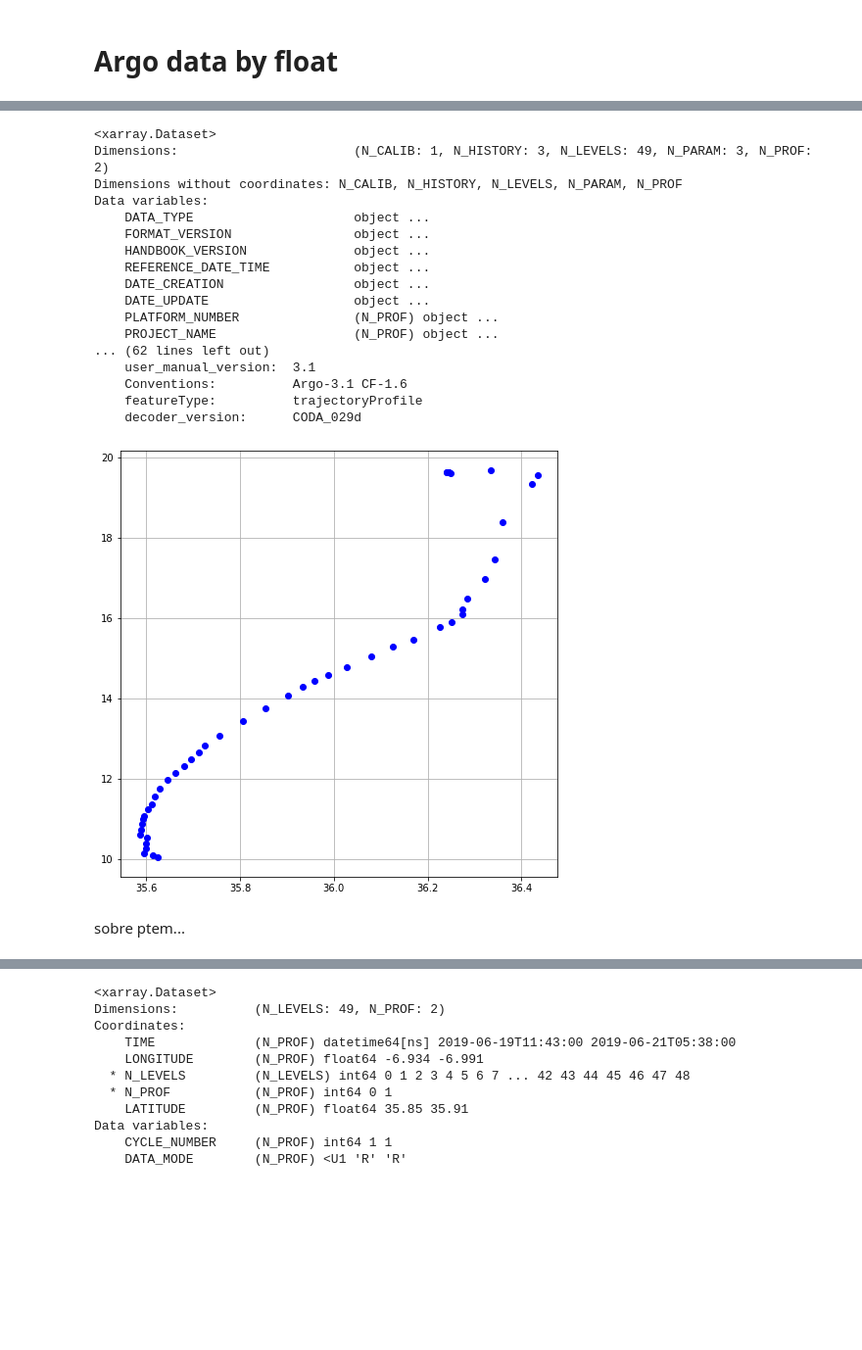
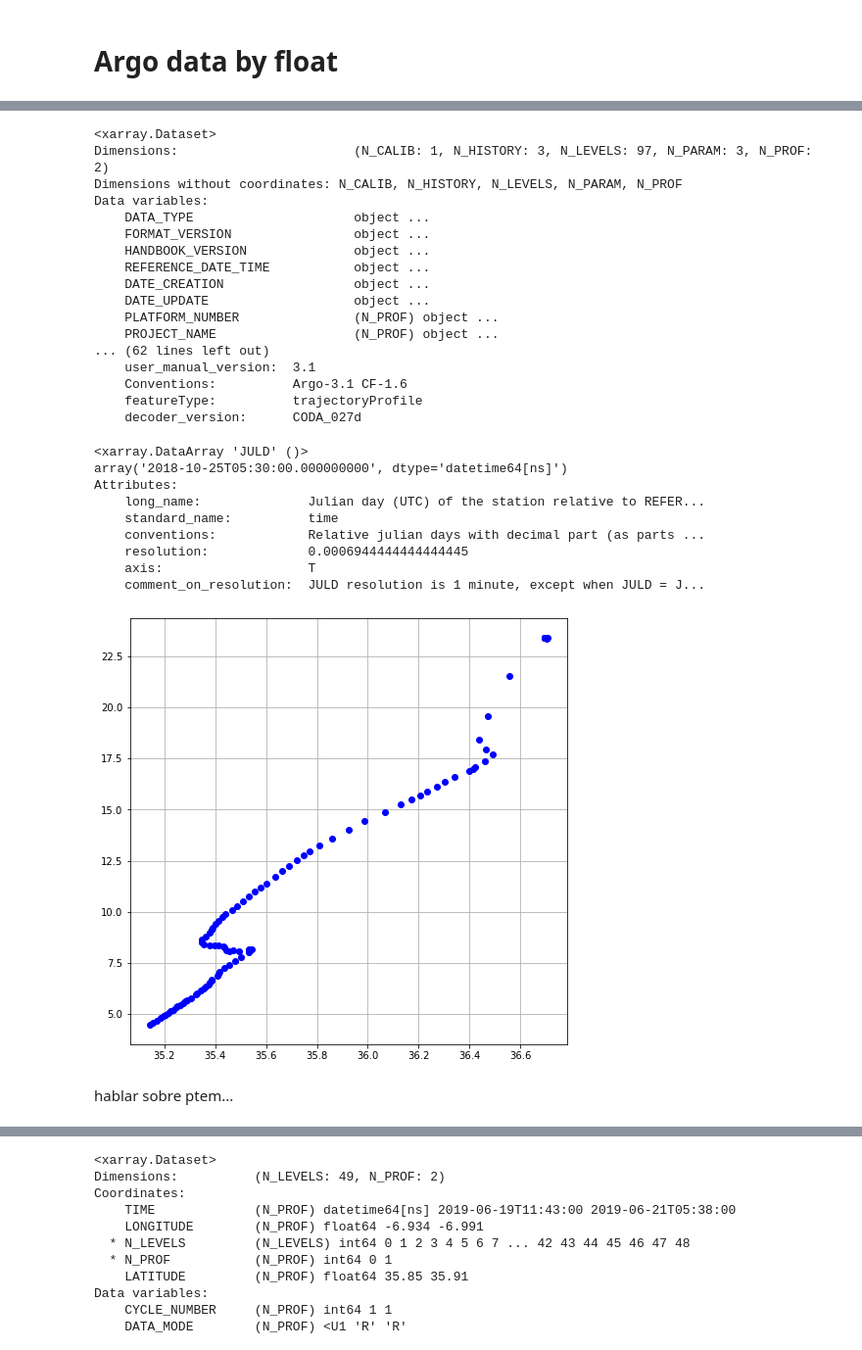
Before and after one commit to euroargodev/argoonlineschool, a Jupyter notebook: L03_ArgoDatabyFloat.ipynb, the cells around one changed output, grey strips where cells are left out. Shown at 98% size. Drawn from its saved outputs; the diff is of its cells as text; code cells hidden in the pictures; blank space fills up the shorter version.

```diff
--- a/L03_ArgoDatabyFloat.ipynb
+++ b/L03_ArgoDatabyFloat.ipynb
@@ -15,11 +26,11 @@ import xarray as xr
 from matplotlib import pyplot as plt
 %matplotlib inline
 # %%
-xrDS = xr.open_dataset('./Data/R6901255_001.nc')
-xrDS
+xrDS1 = xr.open_dataset('./Data/6901254/profiles/R6901254_001.nc')
+xrDS1
 # %% [output]
 <xarray.Dataset>
-Dimensions:                       (N_CALIB: 1, N_HISTORY: 3, N_LEVELS: 49, N_PARAM: 3, N_PROF: 2)
+Dimensions:                       (N_CALIB: 1, N_HISTORY: 3, N_LEVELS: 97, N_PARAM: 3, N_PROF: 2)
 Dimensions without coordinates: N_CALIB, N_HISTORY, N_LEVELS, N_PARAM, N_PROF
 Data variables:
     DATA_TYPE                     object ...
@@ -34,12 +45,22 @@ Data variables:
     user_manual_version:  3.1
     Conventions:          Argo-3.1 CF-1.6
     featureType:          trajectoryProfile
-    decoder_version:      CODA_029d
+    decoder_version:      CODA_027d
 # %%
 fig, ax = plt.subplots(figsize=(8,8))
-ax.plot(xrDS.PSAL,xrDS.TEMP,'bo')
+ax.plot(xrDS1.PSAL,xrDS1.TEMP,'bo')
 ax.grid()
+print(xrDS1.JULD[0])
 # %% [output]
+<xarray.DataArray 'JULD' ()>
+array('2018-10-25T05:30:00.000000000', dtype='datetime64[ns]')
+Attributes:
+    long_name:              Julian day (UTC) of the station relative to REFER...
+    standard_name:          time
+    conventions:            Relative julian days with decimal part (as parts ...
+    resolution:             0.0006944444444444445
+    axis:                   T
+    comment_on_resolution:  JULD resolution is 1 minute, except when JULD = J...
-[figure, old version]
+[figure, new version]
-# %% [markdown]
-sobre ptem...
+# %% [markdown]
+hablar sobre ptem...
```
Also changed, not shown: parts of 4 cells of this notebook, 25 other files.
